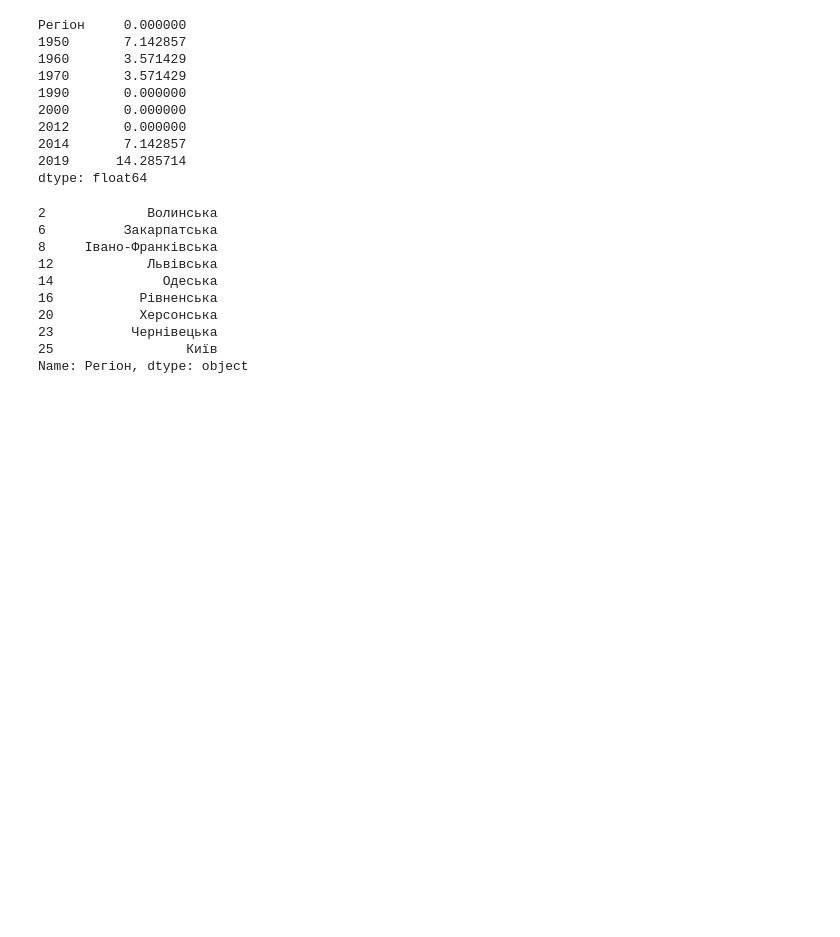
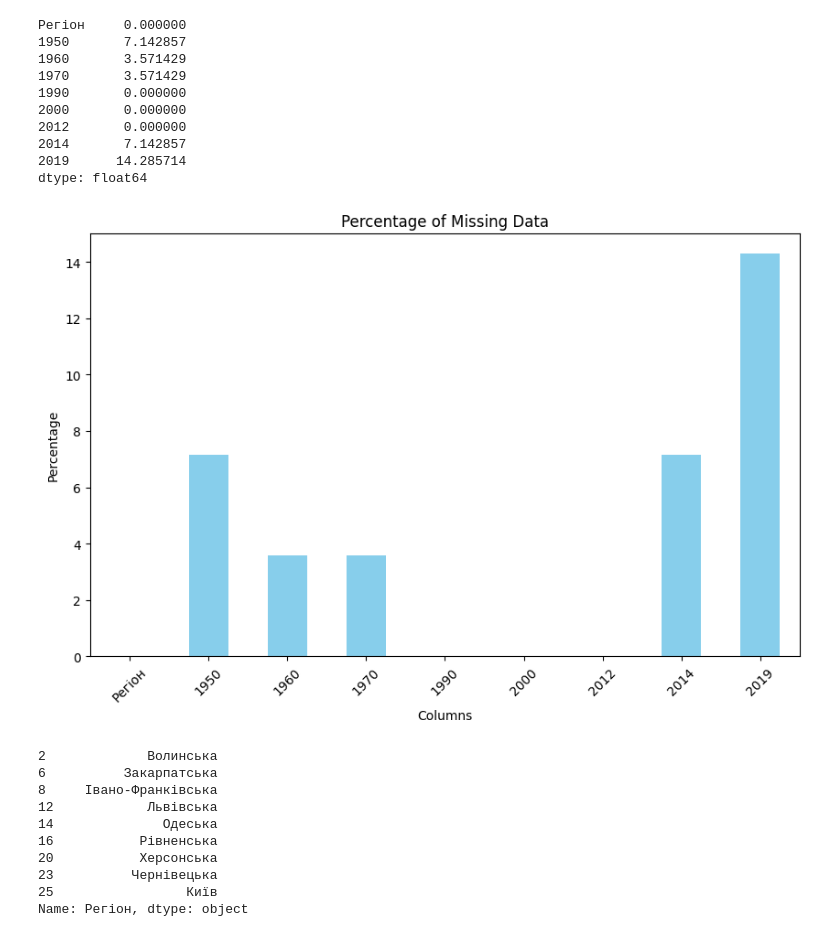
Before and after one commit to DenysLuts/GoIt-2024, a Jupyter notebook: hww2.1.ipynb, the cells around one changed output. Drawn from its saved outputs; the diff is of its cells as text; code cells hidden in the pictures; blank space fills up the shorter version.

```diff
--- a/hww2.1.ipynb
+++ b/hww2.1.ipynb
@@ -76,6 +76,16 @@ missing_data_percentage
 2014       7.142857
 2019      14.285714
 dtype: float64
+# %%
+plt.figure(figsize=(10, 6))
+missing_data_percentage.plot(kind='bar', color='skyblue')
+plt.title('Percentage of Missing Data')
+plt.xlabel('Columns')
+plt.ylabel('Percentage')
+plt.xticks(rotation=45)
+plt.show()
+# %% [output]
+[figure, added]
 # %%
 # Видалити останній рядок, що містить дані по всій країні
 birth_rate_table.drop(birth_rate_table.tail(1).index, inplace=True)
```
Also changed, not shown: parts of 4 cells of this notebook.
